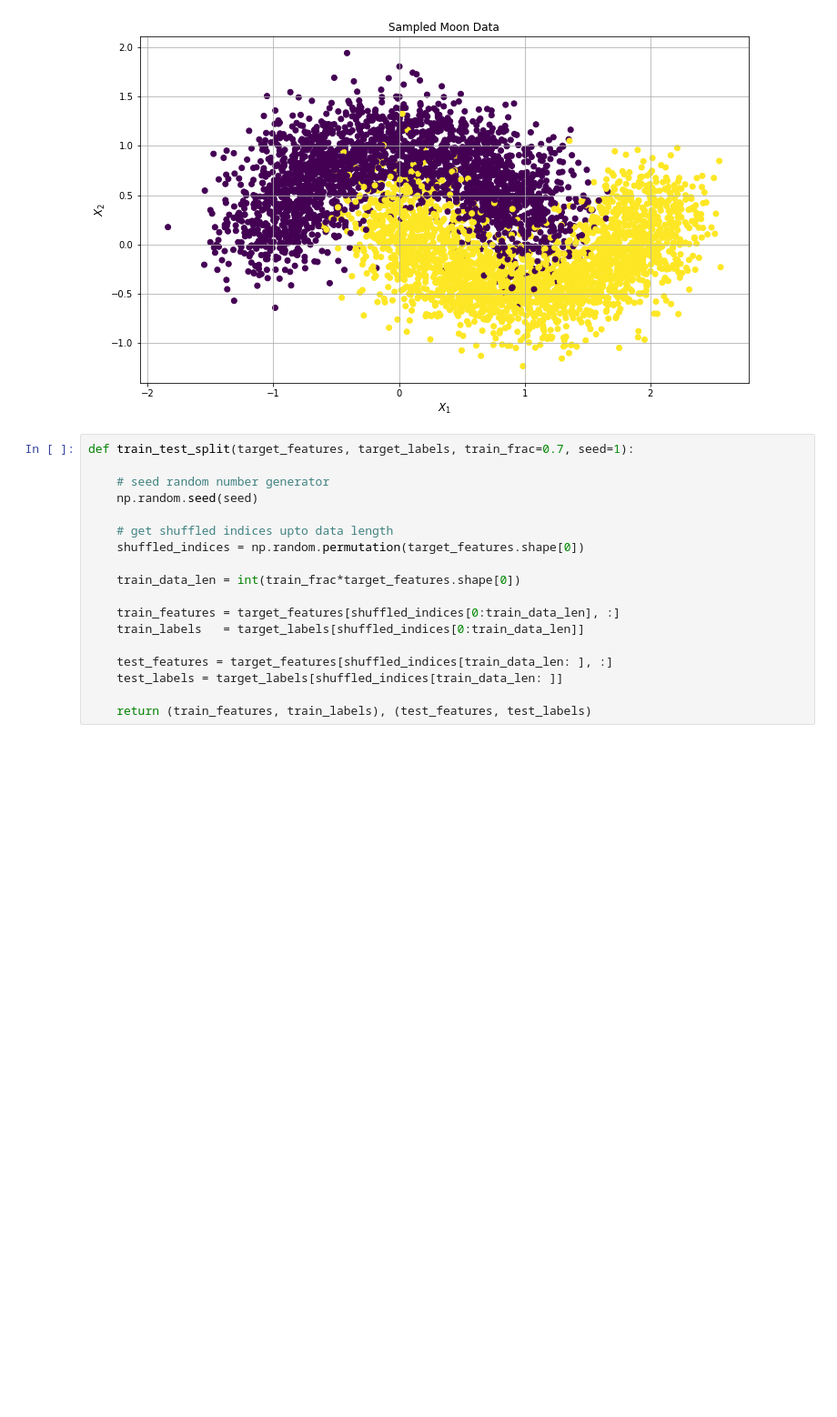
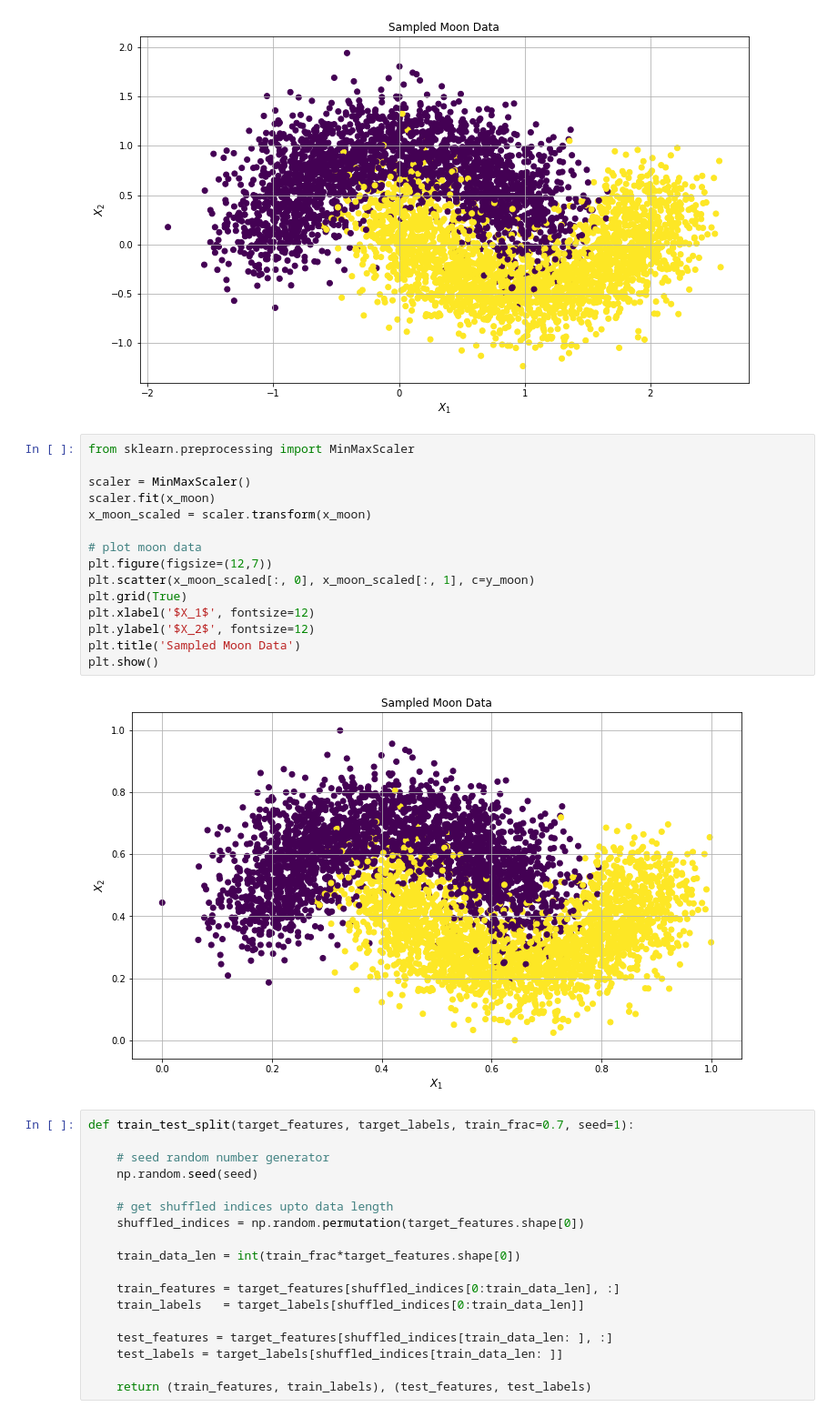
Before and after one commit to muralivnv/machine_learning, a Jupyter notebook: neural_network_moonData.ipynb, the cells around one changed output. Shown: that part at 91% size. Saved outputs shown, nothing was run; the diff lists cells and outputs as text; blank space fills up the shorter version.

```diff
--- a/neural_network_moonData.ipynb
+++ b/neural_network_moonData.ipynb
@@ -24,6 +24,23 @@ plt.title('Sampled Moon Data')
 plt.show()
 # %% [output]
 [figure]
+# %%
+from sklearn.preprocessing import MinMaxScaler
+
+scaler = MinMaxScaler()
+scaler.fit(x_moon)
+x_moon_scaled = scaler.transform(x_moon)
+
+# plot moon data
+plt.figure(figsize=(12,7))
+plt.scatter(x_moon_scaled[:, 0], x_moon_scaled[:, 1], c=y_moon)
+plt.grid(True)
+plt.xlabel('$X_1$', fontsize=12)
+plt.ylabel('$X_2$', fontsize=12)
+plt.title('Sampled Moon Data')
+plt.show()
+# %% [output]
+[figure, added]
 # %%
 def train_test_split(target_features, target_labels, train_frac=0.7, seed=1):
 
```
Also changed, not shown: parts of 7 cells of this notebook.
